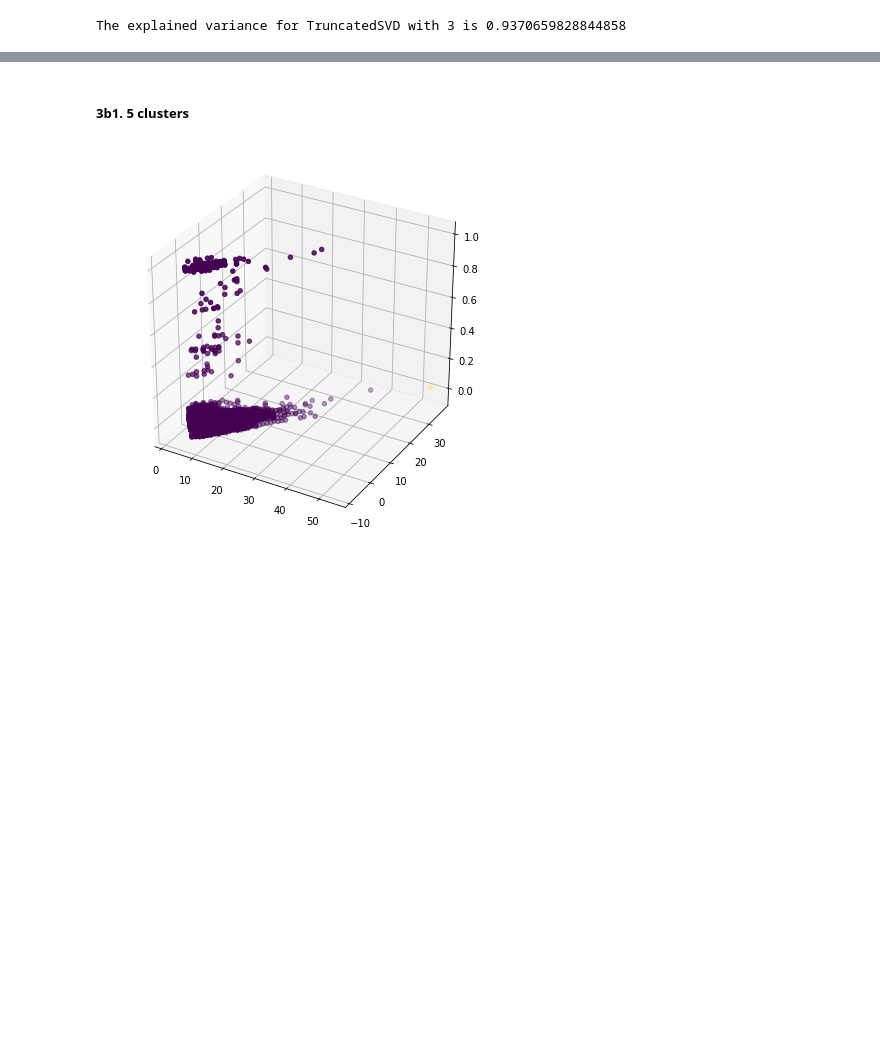
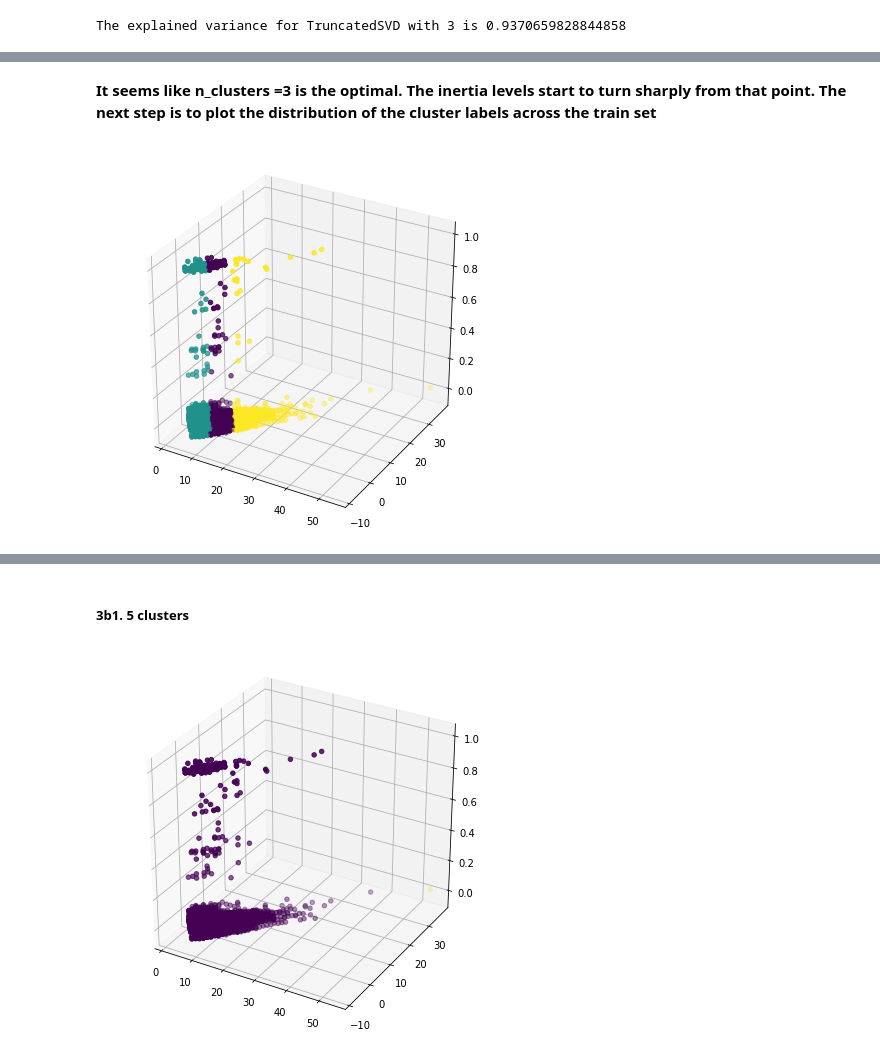
Before and after one commit to elenakhas/ProjectGutenberg-1, a Jupyter notebook: 3_ClassificationClustering/ProjectGutenberg_ModelingEvalutation.ipynb, the cells around one changed output, grey strips where cells are left out. Cells and saved outputs as stored; diff of their text form; code cells hidden in the pictures; blank space fills up the shorter version.

```diff
--- a/3_ClassificationClustering/ProjectGutenberg_ModelingEvalutation.ipynb
+++ b/3_ClassificationClustering/ProjectGutenberg_ModelingEvalutation.ipynb
@@ -657,0 +679,17 @@ X_test_TSVD=X_train_TSVD_model.transform(X_test)
+# %% [markdown]
+__It seems like n_clusters =3 is the optimal. The inertia levels start to turn sharply from that point. The next step is to plot the distribution of the cluster labels across the train set__
+# %%
+fig = plt.figure(figsize=(7,7))
+from mpl_toolkits.mplot3d import Axes3D
+
+# add a subplot for the 3rd dimension
+ax = fig.add_subplot(111, projection='3d')
+
+ax.scatter(X_train_TSVD[:,0],
+           X_train_TSVD[:,1],
+           X_train_TSVD[:,2],
+           c=models_inertias[2][0].labels_) # predicted cluster labels
+
+plt.show()
+# %% [output]
+[figure, added]
```
Also changed, not shown: parts of 13 cells of this notebook.
